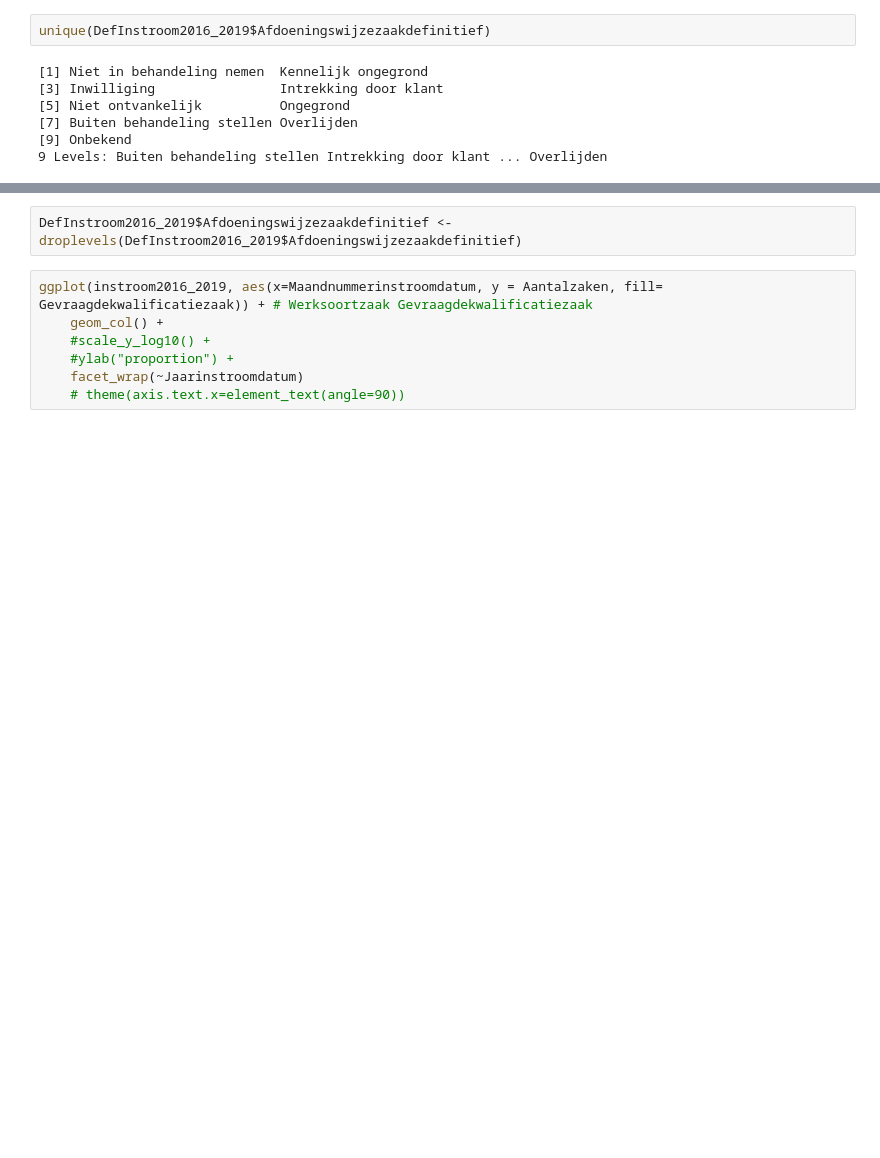
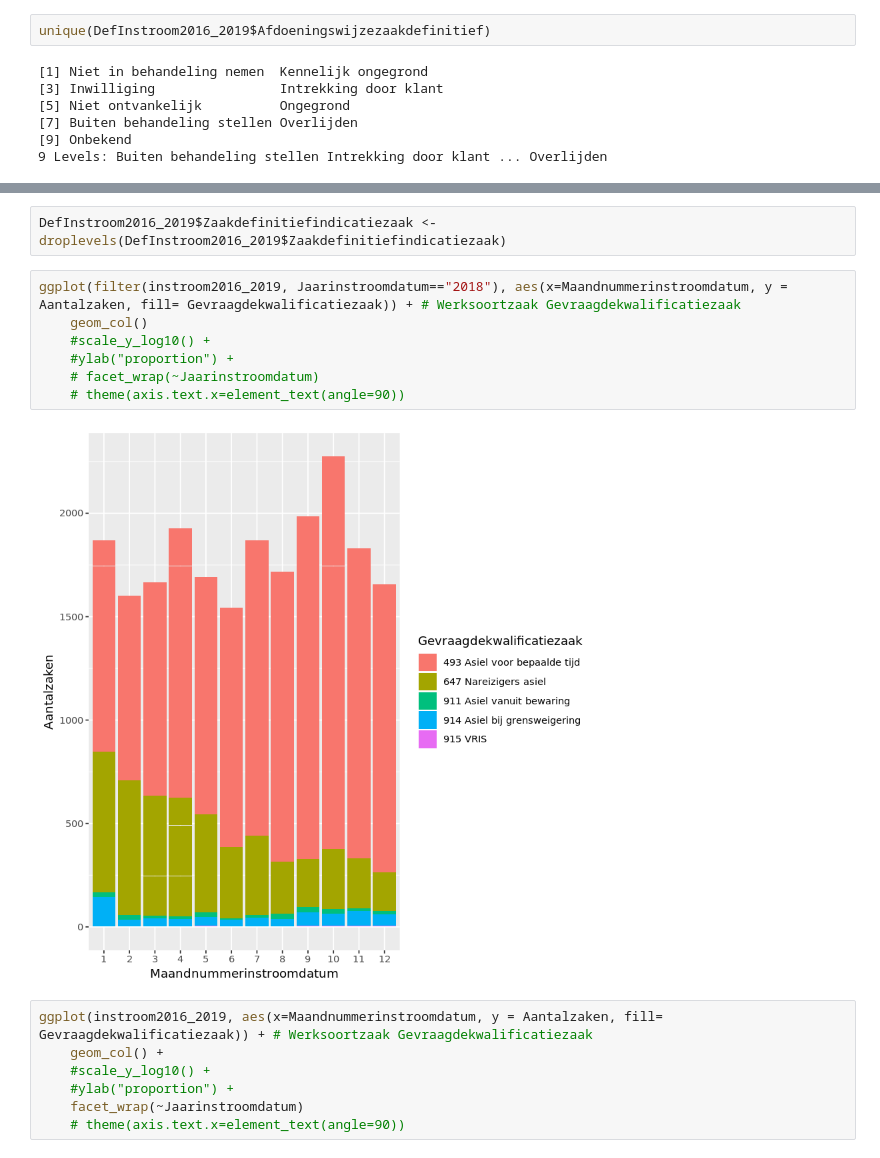
Before and after one commit to Lk68/test_repository, a Jupyter notebook: InstroomAA1e_2016_2019.ipynb, the cells around one changed output, grey strips where cells are left out. Saved outputs shown, nothing was run; the diff lists cells and outputs as text; blank space fills up the shorter version.

```diff
--- a/InstroomAA1e_2016_2019.ipynb
+++ b/InstroomAA1e_2016_2019.ipynb
@@ -124,5 +124,14 @@ str(DefInstroom2016_2019)
 # %%
-DefInstroom2016_2019$Afdoeningswijzezaakdefinitief <- droplevels(DefInstroom2016_2019$Afdoeningswijzezaakdefinitief)
+DefInstroom2016_2019$Zaakdefinitiefindicatiezaak <- droplevels(DefInstroom2016_2019$Zaakdefinitiefindicatiezaak)
+# %%
+ggplot(filter(instroom2016_2019, Jaarinstroomdatum=="2018"), aes(x=Maandnummerinstroomdatum, y = Aantalzaken, fill= Gevraagdekwalificatiezaak)) + # Werksoortzaak Gevraagdekwalificatiezaak
+    geom_col()
+    #scale_y_log10() +
+    #ylab("proportion") +
+    # facet_wrap(~Jaarinstroomdatum)
+    # theme(axis.text.x=element_text(angle=90))
+# %% [output]
+[figure, added]
 # %%
 ggplot(instroom2016_2019, aes(x=Maandnummerinstroomdatum, y = Aantalzaken, fill= Gevraagdekwalificatiezaak)) + # Werksoortzaak Gevraagdekwalificatiezaak
     geom_col() +
```
Also changed, not shown: parts of 1 cell of this notebook, 1 other file.
